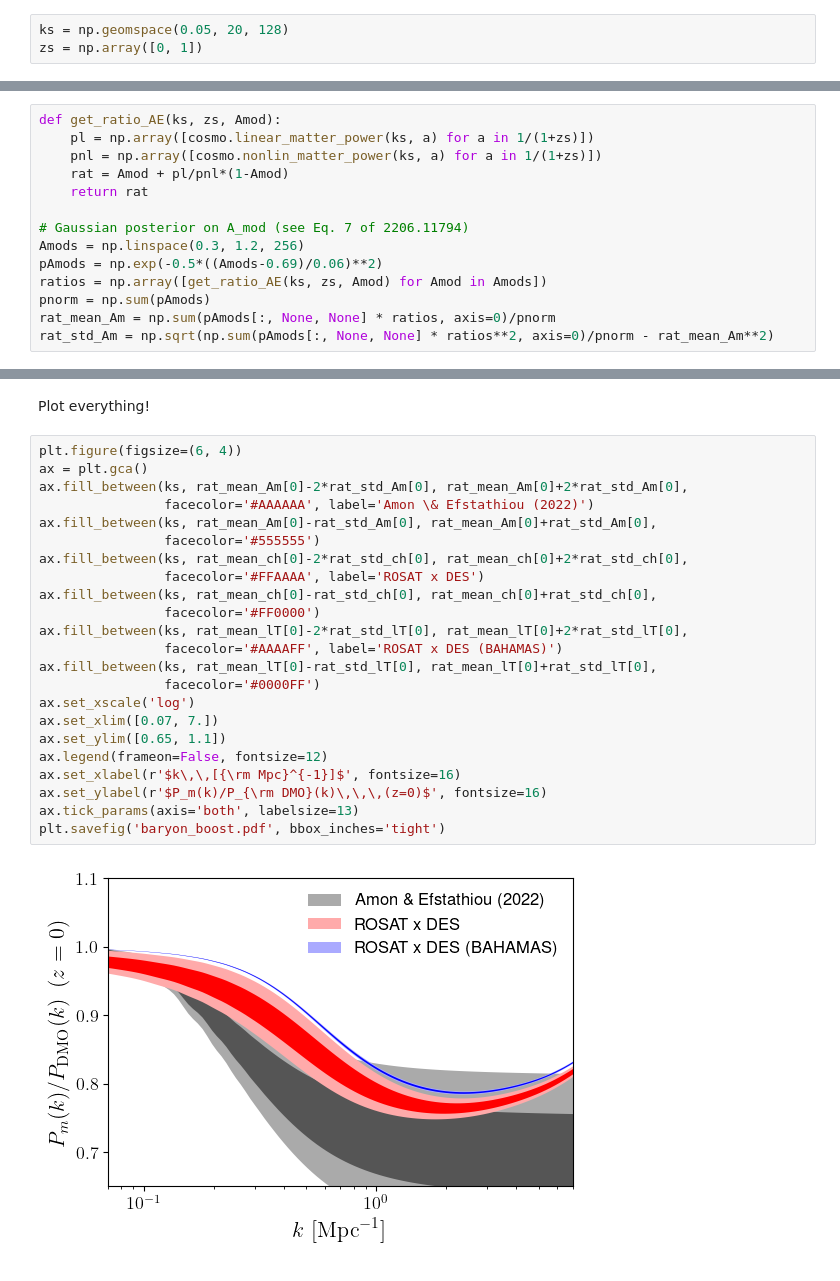
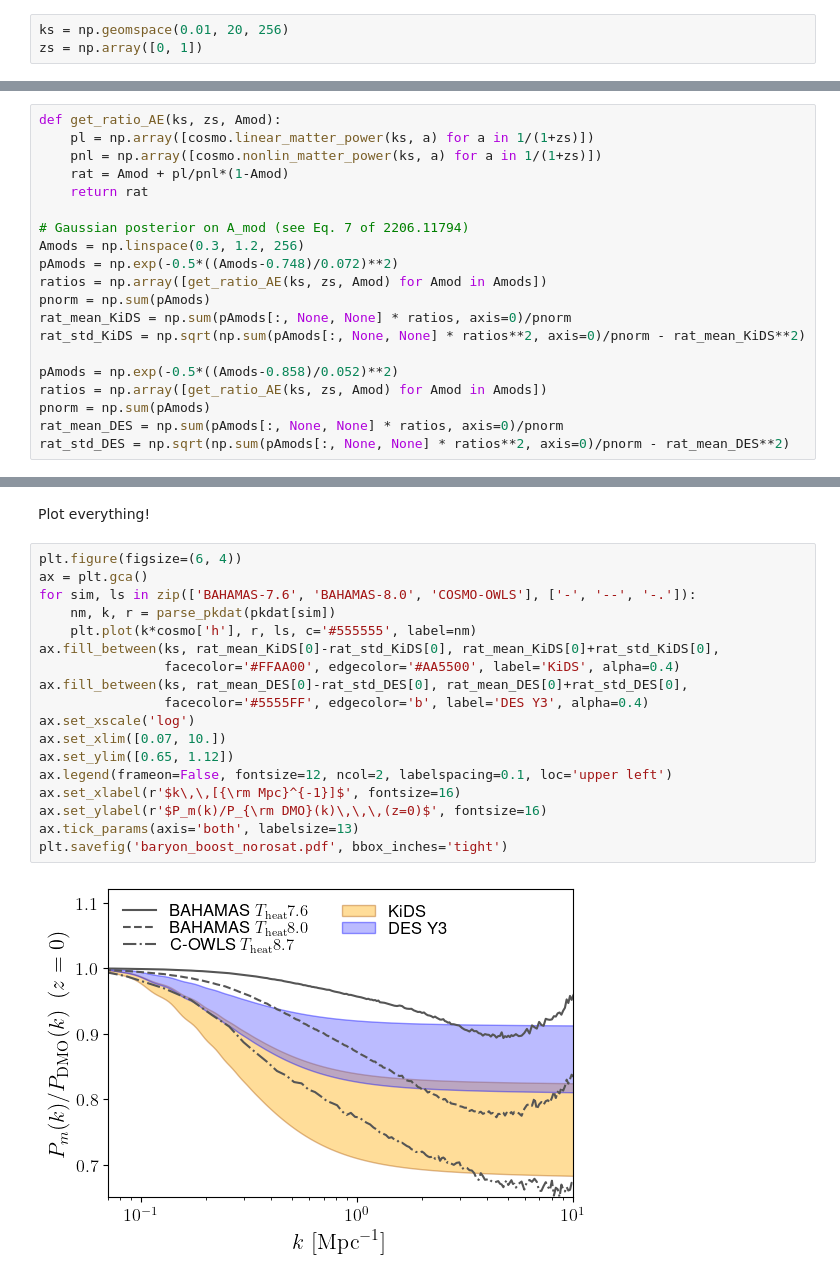
Before and after one commit to Cosmotheka/Cosmotheka_likelihoods, a Jupyter notebook: papers/ROSATx/BaryonicEffects.ipynb, the cells around one changed output, grey strips where cells are left out. Saved outputs shown, nothing was run; the diff lists cells and outputs as text.

```diff
--- a/papers/ROSATx/BaryonicEffects.ipynb
+++ b/papers/ROSATx/BaryonicEffects.ipynb
@@ -39,7 +39,7 @@ def get_pk_ratio(ks, zs, **kwargs):
 # %% [markdown]
 $k$ and $z$ sampling
 # %%
-ks = np.geomspace(0.05, 20, 128)
+ks = np.geomspace(0.01, 20, 256)
 zs = np.array([0, 1])
 # %% [markdown]
 Calculate for logTAGN chains
@@ -85,8 +87,14 @@ def get_ratio_AE(ks, zs, Amod):
 
 # Gaussian posterior on A_mod (see Eq. 7 of 2206.11794)
 Amods = np.linspace(0.3, 1.2, 256)
-pAmods = np.exp(-0.5*((Amods-0.69)/0.06)**2)
+pAmods = np.exp(-0.5*((Amods-0.748)/0.072)**2)
 ratios = np.array([get_ratio_AE(ks, zs, Amod) for Amod in Amods])
 pnorm = np.sum(pAmods)
-rat_mean_Am = np.sum(pAmods[:, None, None] * ratios, axis=0)/pnorm
-rat_std_Am = np.sqrt(np.sum(pAmods[:, None, None] * ratios**2, axis=0)/pnorm - rat_mean_Am**2)
+rat_mean_KiDS = np.sum(pAmods[:, None, None] * ratios, axis=0)/pnorm
+rat_std_KiDS = np.sqrt(np.sum(pAmods[:, None, None] * ratios**2, axis=0)/pnorm - rat_mean_KiDS**2)
+
+pAmods = np.exp(-0.5*((Amods-0.858)/0.052)**2)
+ratios = np.array([get_ratio_AE(ks, zs, Amod) for Amod in Amods])
+pnorm = np.sum(pAmods)
+rat_mean_DES = np.sum(pAmods[:, None, None] * ratios, axis=0)/pnorm
+rat_std_DES = np.sqrt(np.sum(pAmods[:, None, None] * ratios**2, axis=0)/pnorm - rat_mean_DES**2)
@@ -95,25 +141,20 @@ Plot everything!
 # %%
 plt.figure(figsize=(6, 4))
 ax = plt.gca()
-ax.fill_between(ks, rat_mean_Am[0]-2*rat_std_Am[0], rat_mean_Am[0]+2*rat_std_Am[0],
-                facecolor='#AAAAAA', label='Amon \& Efstathiou (2022)')
-ax.fill_between(ks, rat_mean_Am[0]-rat_std_Am[0], rat_mean_Am[0]+rat_std_Am[0],
-                facecolor='#555555')
-ax.fill_between(ks, rat_mean_ch[0]-2*rat_std_ch[0], rat_mean_ch[0]+2*rat_std_ch[0],
-                facecolor='#FFAAAA', label='ROSAT x DES')
-ax.fill_between(ks, rat_mean_ch[0]-rat_std_ch[0], rat_mean_ch[0]+rat_std_ch[0],
-                facecolor='#FF0000')
-ax.fill_between(ks, rat_mean_lT[0]-2*rat_std_lT[0], rat_mean_lT[0]+2*rat_std_lT[0],
-                facecolor='#AAAAFF', label='ROSAT x DES (BAHAMAS)')
-ax.fill_between(ks, rat_mean_lT[0]-rat_std_lT[0], rat_mean_lT[0]+rat_std_lT[0],
-                facecolor='#0000FF')
+for sim, ls in zip(['BAHAMAS-7.6', 'BAHAMAS-8.0', 'COSMO-OWLS'], ['-', '--', '-.']):
+    nm, k, r = parse_pkdat(pkdat[sim])
+    plt.plot(k*cosmo['h'], r, ls, c='#555555', label=nm)
+ax.fill_between(ks, rat_mean_KiDS[0]-rat_std_KiDS[0], rat_mean_KiDS[0]+rat_std_KiDS[0],
+                facecolor='#FFAA00', edgecolor='#AA5500', label='KiDS', alpha=0.4)
+ax.fill_between(ks, rat_mean_DES[0]-rat_std_DES[0], rat_mean_DES[0]+rat_std_DES[0],
+                facecolor='#5555FF', edgecolor='b', label='DES Y3', alpha=0.4)
 ax.set_xscale('log')
-ax.set_xlim([0.07, 7.])
-ax.set_ylim([0.65, 1.1])
-ax.legend(frameon=False, fontsize=12)
+ax.set_xlim([0.07, 10.])
+ax.set_ylim([0.65, 1.12])
+ax.legend(frameon=False, fontsize=12, ncol=2, labelspacing=0.1, loc='upper left')
 ax.set_xlabel(r'$k\,\,[{\rm Mpc}^{-1}]$', fontsize=16)
 ax.set_ylabel(r'$P_m(k)/P_{\rm DMO}(k)\,\,\,(z=0)$', fontsize=16)
 ax.tick_params(axis='both', labelsize=13)
-plt.savefig('baryon_boost.pdf', bbox_inches='tight')
+plt.savefig('baryon_boost_norosat.pdf', bbox_inches='tight')
 # %% [output]
-[figure, old version]
+[figure, new version]
```
Also changed, not shown: parts of 6 cells of this notebook, 5 other files.
